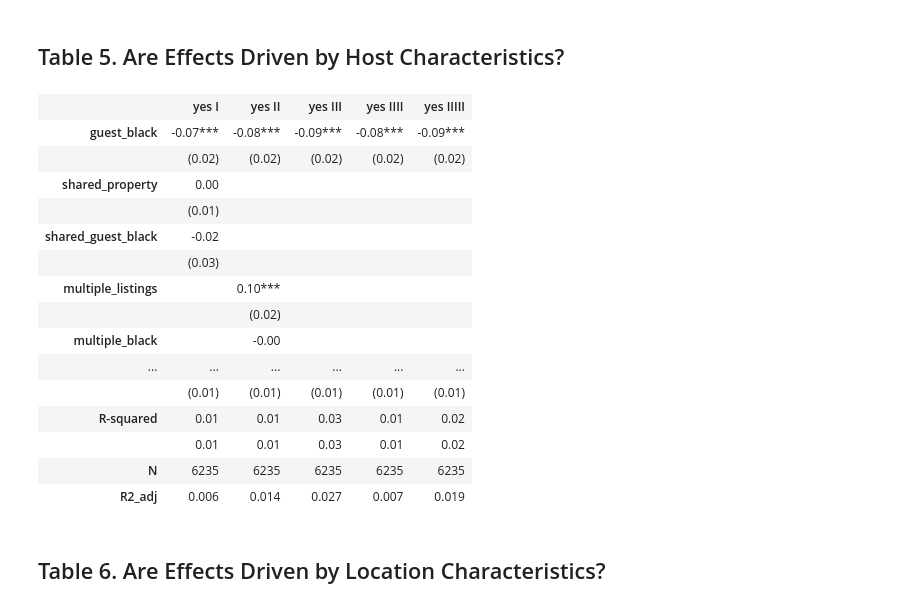
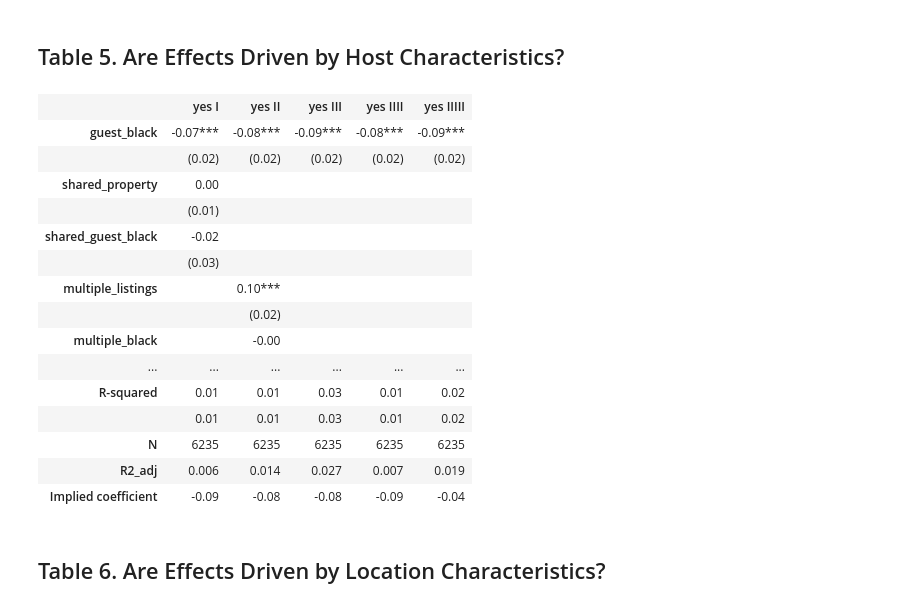
Before and after one commit to fmssn/airbnbdiscrimination, a Jupyter notebook: AirBnb.ipynb, the cells around one changed output. Saved outputs shown, nothing was run; the diff lists cells and outputs as text; code cells hidden in the pictures.

```diff
--- a/AirBnb.ipynb
+++ b/AirBnb.ipynb
@@ -160,39 +165,40 @@ result1 = model.fit(cov_type='cluster', cov_kwds={'groups': df_model['name_by_ci
 
 model = smf.ols('yes ~ guest_black + multiple_listings + multiple_black', data=df_model)
 result2 = model.fit(cov_type='cluster', cov_kwds={'groups': df_model['name_by_city']})
 
 model = smf.ols('yes ~ guest_black + ten_reviews + ten_reviews_black', data=df_model)
 result3 = model.fit(cov_type='cluster', cov_kwds={'groups': df_model['name_by_city']})
 
 model = smf.ols('yes ~ guest_black + young + young_black', data=df_model)
 result4 = model.fit(cov_type='cluster', cov_kwds={'groups': df_model['name_by_city']})
 
 model = smf.ols('yes ~ guest_black + any_black + any_black_gb', data=df_model)
 result5 = model.fit(cov_type='cluster', cov_kwds={'groups': df_model['name_by_city']})
 
 tble5 = summary_col([result1, result2, result3, result4, result5], stars=True, float_format='%.2f',
                    regressor_order=['guest_black','shared_property', 'shared_guest_black',
                         'multiple_listings', 'multiple_black', 'ten_reviews', 'ten_reviews_black',
                         'young', 'young_black', 'any_black', 'any_black_gb'],
-                   info_dict={'N':lambda x: "{0:d}".format(int(x.nobs)),'R2_adj':lambda x: "{:.3f}".format(x.rsquared_adj)})
+                   info_dict={'N':lambda x: "{0:d}".format(int(x.nobs)),'R2_adj':lambda x: "{:.3f}".format(x.rsquared_adj),
+                             'Implied coefficient':lambda x: "{0:.2f}".format(float(x.params[1]+x.params[3]))})
 tble5
 # %% [output]
 |  | yes I | yes II | yes III | yes IIII | yes IIIII |
 | guest_black | -0.07*** | -0.08*** | -0.09*** | -0.08*** | -0.09*** |
 |  | (0.02) | (0.02) | (0.02) | (0.02) | (0.02) |
 | shared_property | 0.00 |  |  |  |  |
 |  | (0.01) |  |  |  |  |
 | shared_guest_black | -0.02 |  |  |  |  |
 |  | (0.03) |  |  |  |  |
 | multiple_listings |  | 0.10*** |  |  |  |
 |  |  | (0.02) |  |  |  |
 | multiple_black |  | -0.00 |  |  |  |
 | ... | ... | ... | ... | ... | ... |
-|  | (0.01) | (0.01) | (0.01) | (0.01) | (0.01) |
 | R-squared | 0.01 | 0.01 | 0.03 | 0.01 | 0.02 |
 |  | 0.01 | 0.01 | 0.03 | 0.01 | 0.02 |
 | N | 6235 | 6235 | 6235 | 6235 | 6235 |
 | R2_adj | 0.006 | 0.014 | 0.027 | 0.007 | 0.019 |
+| Implied coefficient | -0.09 | -0.08 | -0.08 | -0.09 | -0.04 |
 # %% [markdown]
 ## Table 6. Are Effects Driven by Location Characteristics? ##
 # %%
```
Also changed, not shown: parts of 33 cells of this notebook.
